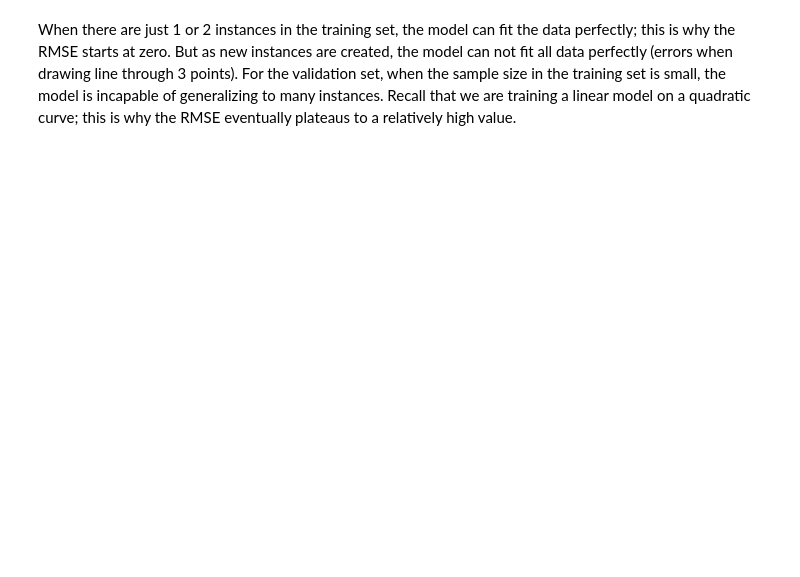
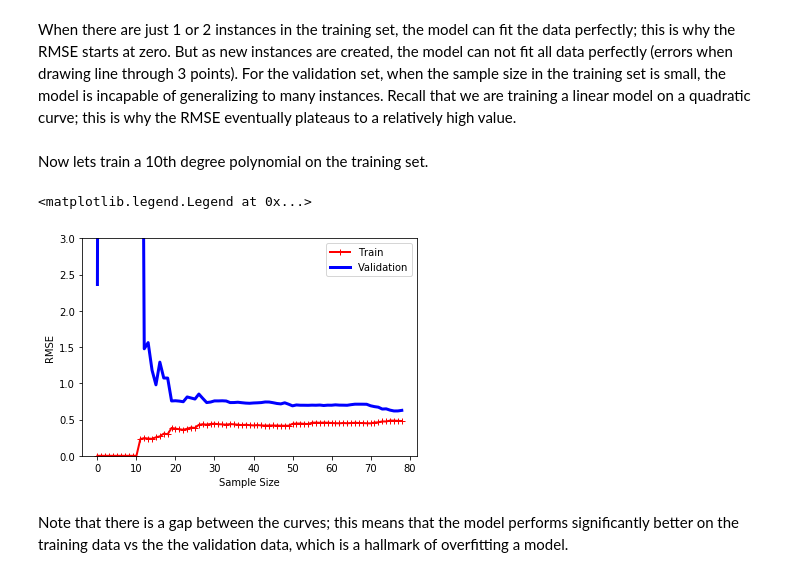
Before and after one commit to lukepolson/Machine-Learning, a Jupyter notebook: Chapter4.ipynb, the cells around one changed output. Drawn from its saved outputs; the diff is of its cells as text; code cells hidden in the pictures; blank space fills up the shorter version.

```diff
--- a/Chapter4.ipynb
+++ b/Chapter4.ipynb
@@ -284,2 +288,22 @@ plt.legend()
 # %% [markdown]
 When there are just 1 or 2 instances in the training set, the model can fit the data perfectly; this is why the RMSE starts at zero. But as new instances are created, the model can not fit all data perfectly (errors when drawing line through 3 points). For the validation set, when the sample size in the training set is small, the model is incapable of generalizing to many instances. Recall that we are training a linear model on a quadratic curve; this is why the RMSE eventually plateaus to a relatively high value.
+# %% [markdown]
+Now lets train a 10th degree polynomial on the training set.
+# %%
+from sklearn.pipeline import Pipeline
+
+polynomial_regression = Pipeline([
+    ("poly_features", PolynomialFeatures(degree=10, include_bias=False)),
+    ("lin_reg", LinearRegression())
+])
+
+plot_learning_curves(polynomial_regression, X, y)
+plt.xlabel('Sample Size')
+plt.ylabel('RMSE')
+plt.ylim(0,3)
+plt.legend()
+# %% [output]
+<matplotlib.legend.Legend at 0x...>
+[figure, added]
+# %% [markdown]
+Note that there is a gap between the curves; this means that the model performs significantly better on the training data vs the the validation data, which is a hallmark of overfitting a model.
```
Also changed, not shown: parts of 13 cells of this notebook.
